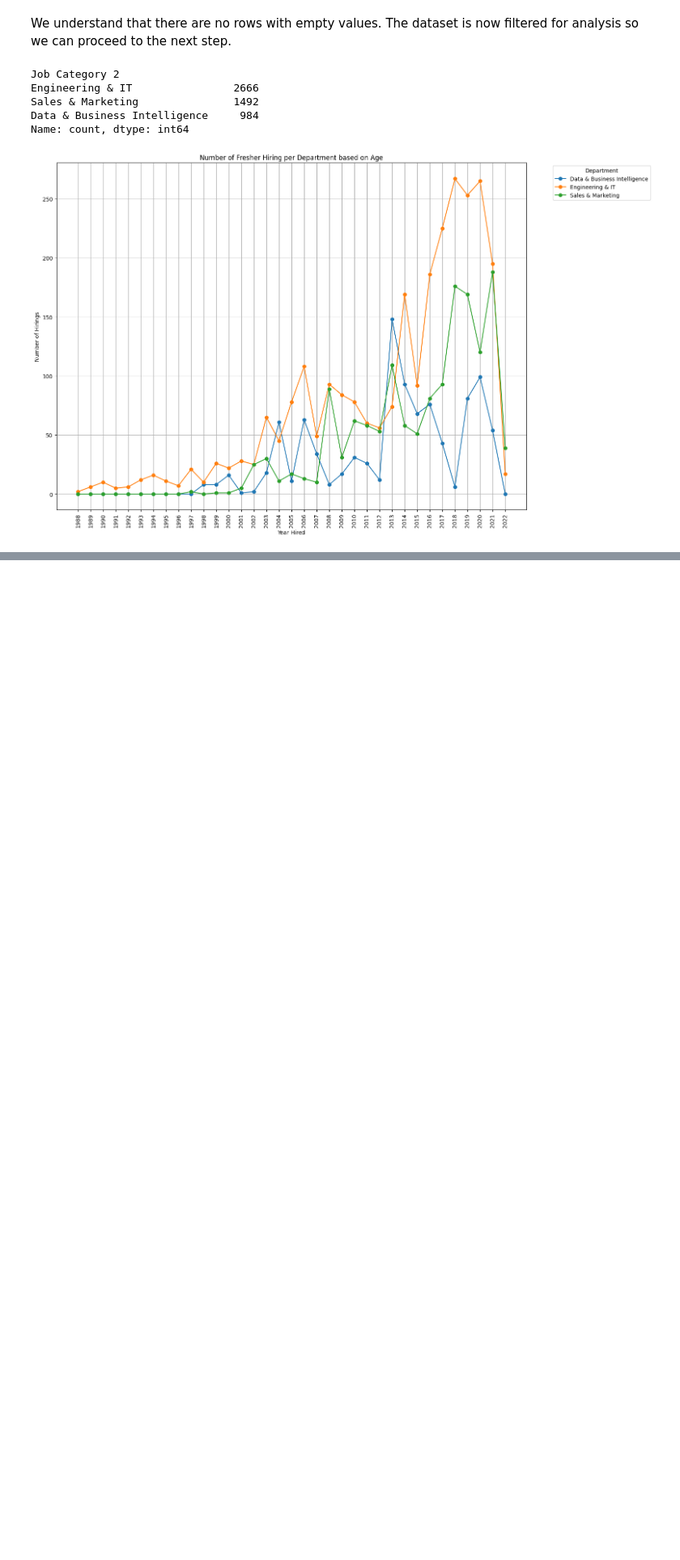
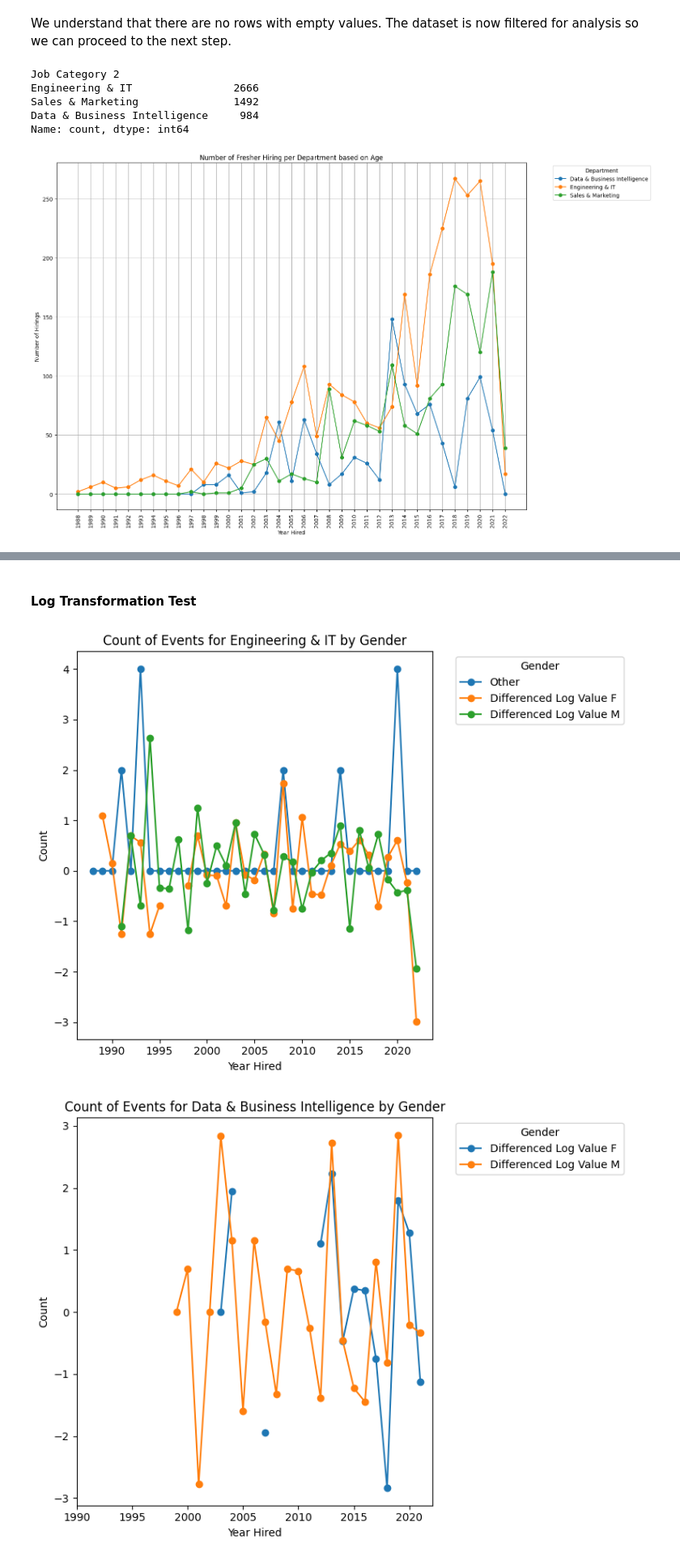
Before and after one commit to sreehariprathap/Data-Analysis--Maths---Algorithms, a Jupyter notebook: week-6/StartTemplate.ipynb, the cells around one changed output, grey strips where cells are left out. Shown at 81% size. Cells and saved outputs as stored; diff of their text form; code cells hidden in the pictures; blank space fills up the shorter version.

Commit message:
Added log transformation

```diff
--- a/week-6/StartTemplate.ipynb
+++ b/week-6/StartTemplate.ipynb
@@ -372,0 +513,56 @@ for industry in df['Job Category 2'].unique():
+# %% [markdown]
+#### **Log Transformation Test**
+# %%
+# Loop through each unique Job Category to create separate graphs
+class LogTransformationHelper:
+    def __init__(self, dataframe):
+        """Initialize with the DataFrame."""
+        self.df = dataframe
+
+    def plot_industry_data(self):
+        """Loop through industries and plot gender-based moving averages."""
+        for industry in self.df['Job Category 2'].unique():
+            pivoted = self._prepare_data(industry)
+            self._plot_graph(pivoted, industry)
+
+    def _prepare_data(self, industry):
+        """Prepare and pivot the data for the given industry."""
+        # Filter data for the current industry
+        industry_data = self.df[self.df['Job Category 2'] == industry]
+        # Group and count occurrences by Year Hired and Gender
+        grouped = industry_data.groupby(['Year Hired', 'Gender']).size().reset_index(name='Count')
+        # Pivot the data to have Gender as columns
+        pivoted = grouped.pivot(index='Year Hired', columns='Gender', values='Count').fillna(0)
+        # Calculate 5-period simple moving averages for Female and Male
+        pivoted['5-SMA F'] = pivoted['Female'].rolling(window=5).mean()
+        pivoted['5-SMA M'] = pivoted['Male'].rolling(window=5).mean()
+        pivoted['5SMA LogValue F'] = np.log(pivoted['Female'])
+        pivoted['5SMA LogValue M'] = np.log(pivoted['Male'])
+        pivoted['Differenced Log Value F'] = pivoted['5SMA LogValue F'].diff()  # First-order differencing
+        pivoted['Differenced Log Value M'] = pivoted['5SMA LogValue M'].diff()  # First-order differencing
+
+        # Drop the original Female and Male columns
+        return pivoted.drop(['Female', 'Male', '5-SMA M', '5-SMA F', '5SMA LogValue M', '5SMA LogValue F'], axis=1)
+
+    def _plot_graph(self, pivoted, industry):
+        """Plot the graph for the given industry."""
+        # Plot the moving averages
+        pivoted.plot(kind='line', marker='o', figsize=(8, 6))
+        # Set labels, title, and legend
+        plt.xlabel('Year Hired')
+        plt.ylabel('Count')
+        plt.title(f'Count of Events for {industry} by Gender')
+        # Adjust x-axis ticks
+        plt.xticks(ticks=range(1990, 2025, 5))
+        # Set legend outside the plot
+        plt.legend(title='Gender', bbox_to_anchor=(1.05, 1), loc='upper left')
+        # Ensure layout fits and display the plot
+        plt.tight_layout()
+        plt.show()
+        return
+
+plot_log_transformation = LogTransformationHelper(df)
+plot_log_transformation.plot_industry_data()
+# %% [output]
+[figure, added]
+[figure, added]
```
Also changed, not shown: parts of 9 cells of this notebook, 1 other file.
